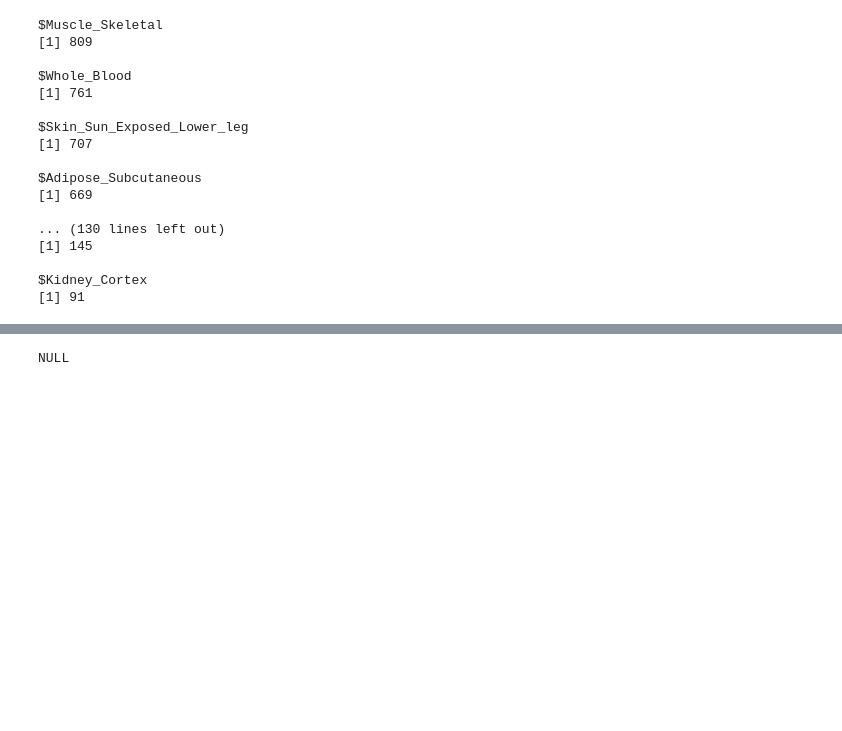
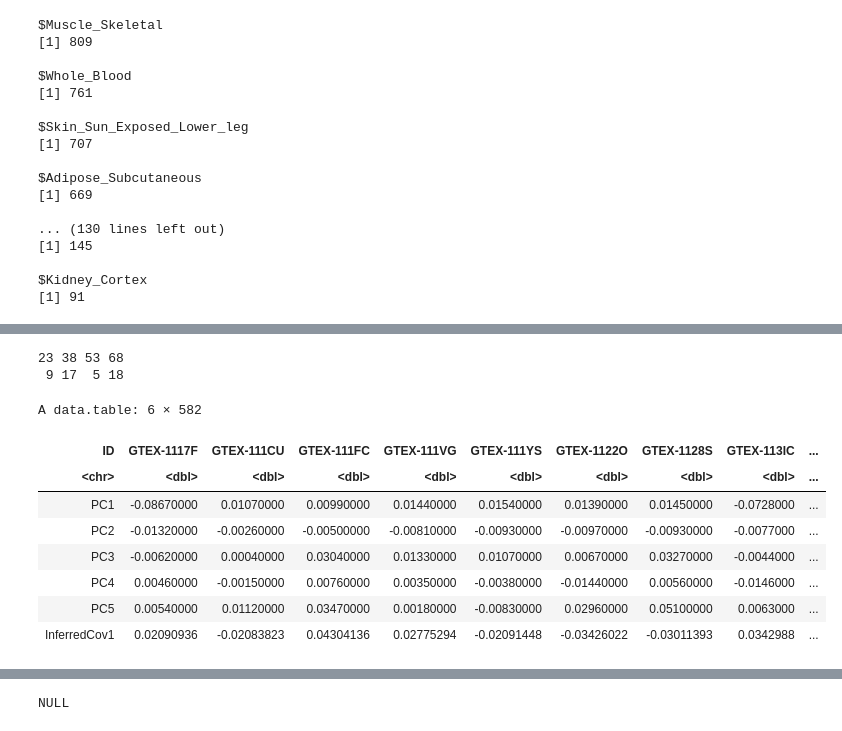
Before and after one commit to Joker-Jerome/utmost_update, a Jupyter notebook: code/R/expression_adjustment_output.ipynb, the cells around one changed output, grey strips where cells are left out. Drawn from its saved outputs; the diff is of its cells as text; code cells hidden in the pictures; blank space fills up the shorter version.

```diff
--- a/code/R/expression_adjustment_output.ipynb
+++ b/code/R/expression_adjustment_output.ipynb
@@ -526,0 +500,7 @@ $Kidney_Cortex
+# %%
+cov_dir <- "/ysm-gpfs/pi/zhao-data/zy92/GTEx_V8/GTEx_Analysis_v8_eQTL_covariates/"
+file_vec <- list.files(cov_dir)
+cov_list <- list()
+for (file_name in file_vec) {
+    cov_list[[file_name]] <- fread(paste0(cov_dir, file_name))
+}
@@ -526,0 +598,17 @@ $Kidney_Cortex
+# %%
+table(as.numeric(lapply(cov_list, nrow)))
+# %% [output]
+23 38 53 68
+ 9 17  5 18
+# %%
+head(cov_list[[1]])
+# %% [output]
+A data.table: 6 × 582
+| ID | GTEX-1117F | GTEX-111CU | GTEX-111FC | GTEX-111VG | GTEX-111YS | GTEX-1122O | GTEX-1128S | GTEX-113IC | ... |
+| <chr> | <dbl> | <dbl> | <dbl> | <dbl> | <dbl> | <dbl> | <dbl> | <dbl> | ... |
+| PC1 | -0.08670000 | 0.01070000 | 0.00990000 | 0.01440000 | 0.01540000 | 0.01390000 | 0.01450000 | -0.0728000 | ... |
+| PC2 | -0.01320000 | -0.00260000 | -0.00500000 | -0.00810000 | -0.00930000 | -0.00970000 | -0.00930000 | -0.0077000 | ... |
+| PC3 | -0.00620000 | 0.00040000 | 0.03040000 | 0.01330000 | 0.01070000 | 0.00670000 | 0.03270000 | -0.0044000 | ... |
+| PC4 | 0.00460000 | -0.00150000 | 0.00760000 | 0.00350000 | -0.00380000 | -0.01440000 | 0.00560000 | -0.0146000 | ... |
+| PC5 | 0.00540000 | 0.01120000 | 0.03470000 | 0.00180000 | -0.00830000 | 0.02960000 | 0.05100000 | 0.0063000 | ... |
+| InferredCov1 | 0.02090936 | -0.02083823 | 0.04304136 | 0.02775294 | -0.02091448 | -0.03426022 | -0.03011393 | 0.0342988 | ... |
```
Also changed, not shown: parts of 18 cells of this notebook, 4 other files.
